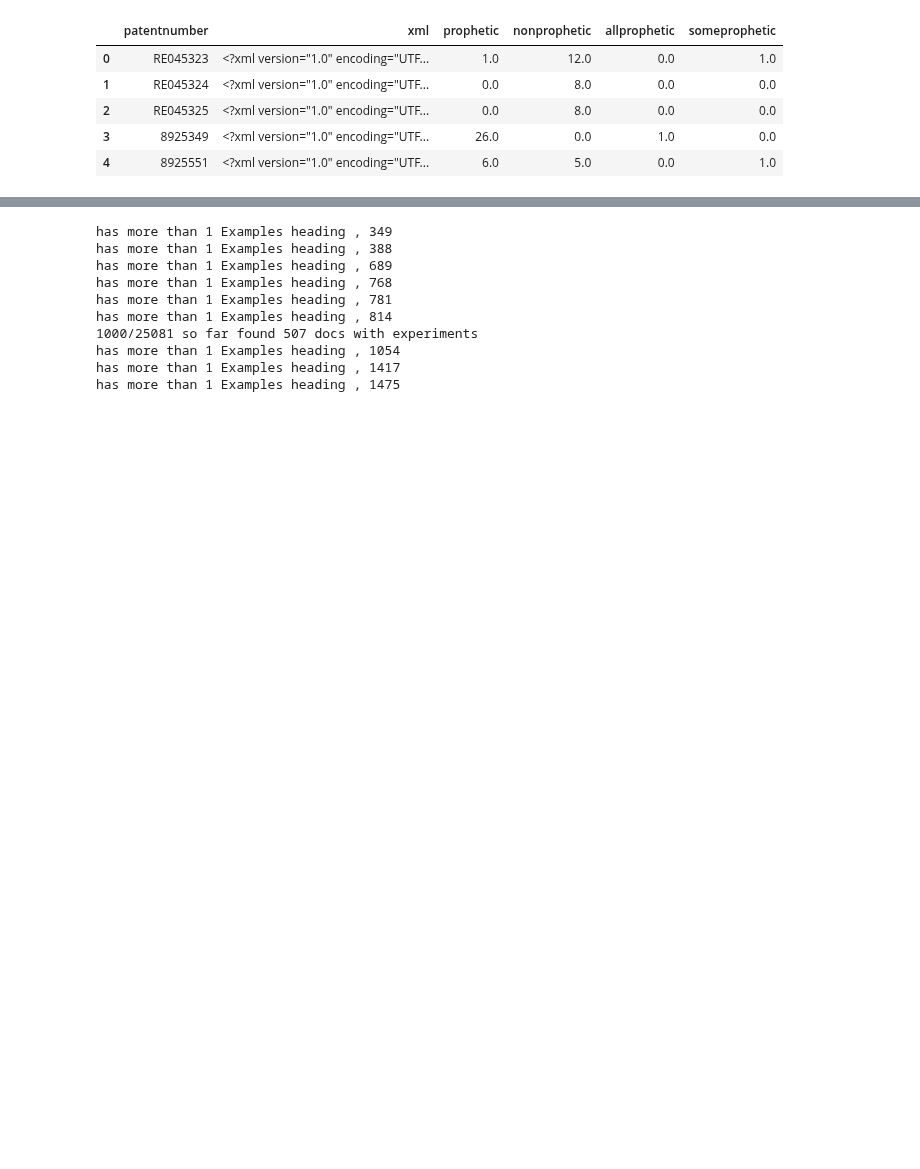
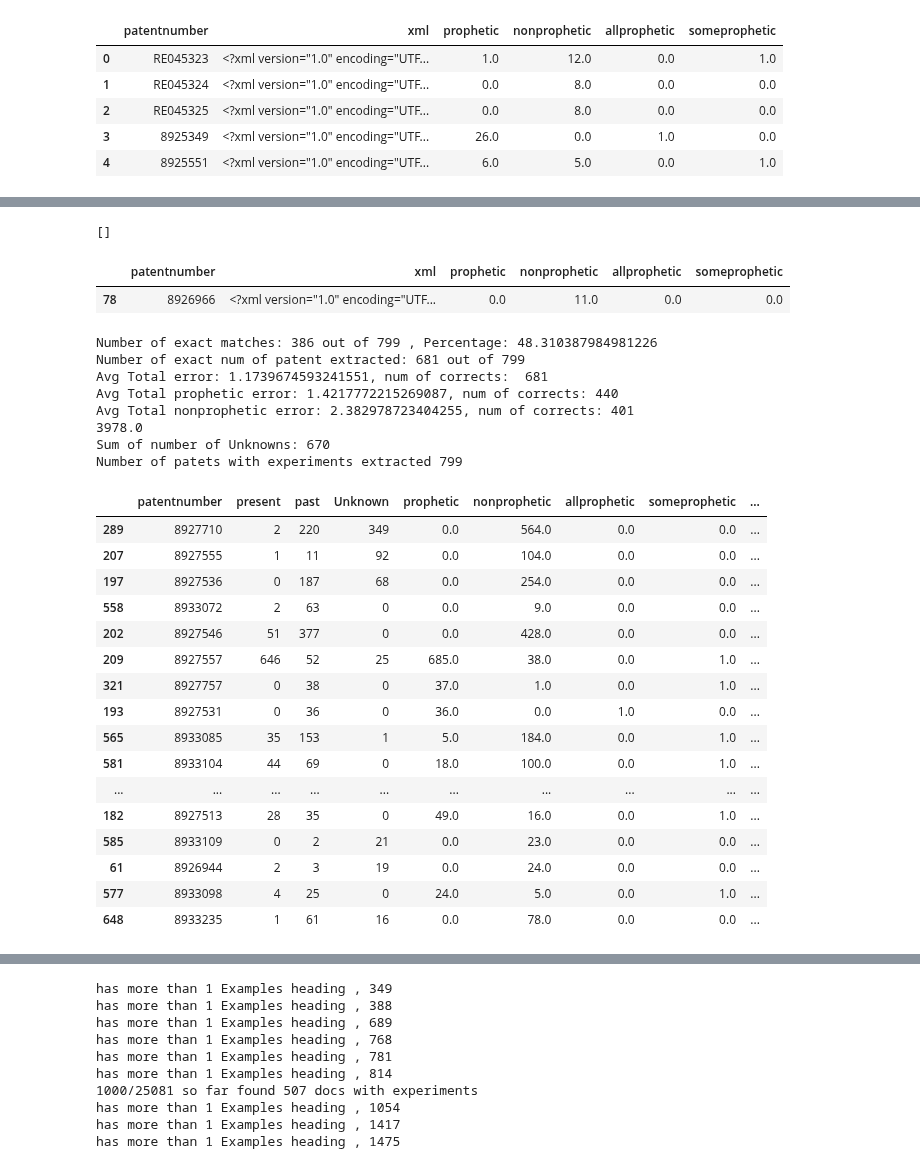
Before and after one commit to AmirMohammadiKarbalaei/prophetic_patents, a Jupyter notebook: notebooks/freilich_test_set.ipynb, the cells around one changed output, grey strips where cells are left out. Drawn from its saved outputs; the diff is of its cells as text; code cells hidden in the pictures; blank space fills up the shorter version.

```diff
--- a/notebooks/freilich_test_set.ipynb
+++ b/notebooks/freilich_test_set.ipynb
@@ -72,0 +80,15 @@ merged[cols].head()
+# %%
+
+from lxml import etree
+import io
+
+# Get the XML string
+xml_str = merged[merged.patentnumber == highest_difference_patent].xml.values[0]
+
+# Parse with BeautifulSoup instead of lxml
+# This makes it easier to work with siblings
+
+# Get all elements to process as siblings
+
+# Extract examples
+examples = extract_examples_start_w_word(siblings)
@@ -72,0 +189,61 @@ merged[cols].head()
+# %%
+xml = merged[merged.patentnumber == "8926966"].xml.values[0]
+soup = BeautifulSoup(xml, 'xml')
+siblings = soup.find_all(['heading', 'p'])
+extract_examples_start_w_word_test(soup)
+# %% [output]
+[]
+# %%
+merged[merged.patentnumber == "8926966"][cols]
+# %% [output]
+|  | patentnumber | xml | prophetic | nonprophetic | allprophetic | someprophetic |
+| 78 | 8926966 | <?xml version="1.0" encoding="UTF... | 0.0 | 11.0 | 0.0 | 0.0 |
+# %%
+import numpy as np
+final = dic_to_dic_w_tense_test(doc_w_exp,threshold=0)
+df_final = pd.DataFrame(final).T.reset_index()
+df_final.columns = ["patentnumber","past","present","Unknown"]
+df_final["patentnumber"] = df_final["patentnumber"].apply(remove_leadiong_zeros)
+df_check = df_final.merge(merged,on= "patentnumber",how="left")[["patentnumber","present","past","Unknown","prophetic","nonprophetic","allprophetic","someprophetic"]]
+#df_check["past"] = df_check["past"] + df_check["Unknown"]
+df_check["Total_Extracted"] = df_check["past"] + df_check["present"]  #+ df_check["Unknown"]
+df_check["Total_Freilich"] = df_check["prophetic"] + df_check["nonprophetic"]
+df_check["prophetic_error"] = np.sqrt((df_check["prophetic"] - df_check["present"])**2)
+df_check["nonprophetic_error"] = np.sqrt((df_check["nonprophetic"] - df_check["past"])**2)
+df_check["Total_Mean_error"] = np.sqrt((df_check["Total_Freilich"] - df_check["Total_Extracted"])**2)
+df_check["Sum_error"] = df_check["prophetic_error"] + df_check["nonprophetic_error"] + df_check["Total_Mean_error"]
+print(f"Number of exact matches: {len(df_check[(df_check.prophetic_error ==0) & (df_check.nonprophetic_error ==0) & (df_check.Total_Mean_error ==0)])} out of {len(df_check)} , Percentage: {len(df_check[(df_check.prophetic_error ==0) & (df_check.nonprophetic_error ==0) & (df_check.Total_Mean_error ==0)])/len(df_check)*100}")
+print(f"Number of exact num of patent extracted: {len(df_check[(df_check.Total_Extracted == df_check.Total_Freilich)])} out of {len(df_check)}")
+print(f"Avg Total error: {df_check['Total_Mean_error'].mean()}, num of corrects:  {df_check[df_check['Total_Mean_error'] == 0].shape[0]}")
+print(f"Avg Total prophetic error: {df_check['prophetic_error'].mean()}, num of corrects: {df_check[df_check['prophetic_error'] == 0].shape[0]}")
+print(f"Avg Total nonprophetic error: {df_check['nonprophetic_error'].mean()}, num of corrects: {df_check[df_check['nonprophetic_error'] == 0].shape[0]}")
+print(f"{df_check['Sum_error'].sum()}")
+print(f"Sum of number of Unknowns: {df_check['Unknown'].sum()}")
+print(f"Number of patets with experiments extracted {len(df_check)}")
+df_check.sort_values("Sum_error",ascending=False).head(20)
+# %% [output]
+Number of exact matches: 386 out of 799 , Percentage: 48.310387984981226
+Number of exact num of patent extracted: 681 out of 799
+Avg Total error: 1.1739674593241551, num of corrects:  681
+Avg Total prophetic error: 1.4217772215269087, num of corrects: 440
+Avg Total nonprophetic error: 2.382978723404255, num of corrects: 401
+3978.0
+Sum of number of Unknowns: 670
+Number of patets with experiments extracted 799
+|  | patentnumber | present | past | Unknown | prophetic | nonprophetic | allprophetic | someprophetic | ... |
+| 289 | 8927710 | 2 | 220 | 349 | 0.0 | 564.0 | 0.0 | 0.0 | ... |
+| 207 | 8927555 | 1 | 11 | 92 | 0.0 | 104.0 | 0.0 | 0.0 | ... |
+| 197 | 8927536 | 0 | 187 | 68 | 0.0 | 254.0 | 0.0 | 0.0 | ... |
+| 558 | 8933072 | 2 | 63 | 0 | 0.0 | 9.0 | 0.0 | 0.0 | ... |
+| 202 | 8927546 | 51 | 377 | 0 | 0.0 | 428.0 | 0.0 | 0.0 | ... |
+| 209 | 8927557 | 646 | 52 | 25 | 685.0 | 38.0 | 0.0 | 1.0 | ... |
+| 321 | 8927757 | 0 | 38 | 0 | 37.0 | 1.0 | 0.0 | 1.0 | ... |
+| 193 | 8927531 | 0 | 36 | 0 | 36.0 | 0.0 | 1.0 | 0.0 | ... |
+| 565 | 8933085 | 35 | 153 | 1 | 5.0 | 184.0 | 0.0 | 1.0 | ... |
+| 581 | 8933104 | 44 | 69 | 0 | 18.0 | 100.0 | 0.0 | 1.0 | ... |
+| ... | ... | ... | ... | ... | ... | ... | ... | ... | ... |
+| 182 | 8927513 | 28 | 35 | 0 | 49.0 | 16.0 | 0.0 | 1.0 | ... |
+| 585 | 8933109 | 0 | 2 | 21 | 0.0 | 23.0 | 0.0 | 0.0 | ... |
+| 61 | 8926944 | 2 | 3 | 19 | 0.0 | 24.0 | 0.0 | 0.0 | ... |
+| 577 | 8933098 | 4 | 25 | 0 | 24.0 | 5.0 | 0.0 | 1.0 | ... |
+| 648 | 8933235 | 1 | 61 | 16 | 0.0 | 78.0 | 0.0 | 0.0 | ... |
```
Also changed, not shown: parts of 31 cells of this notebook, 1 other file.
